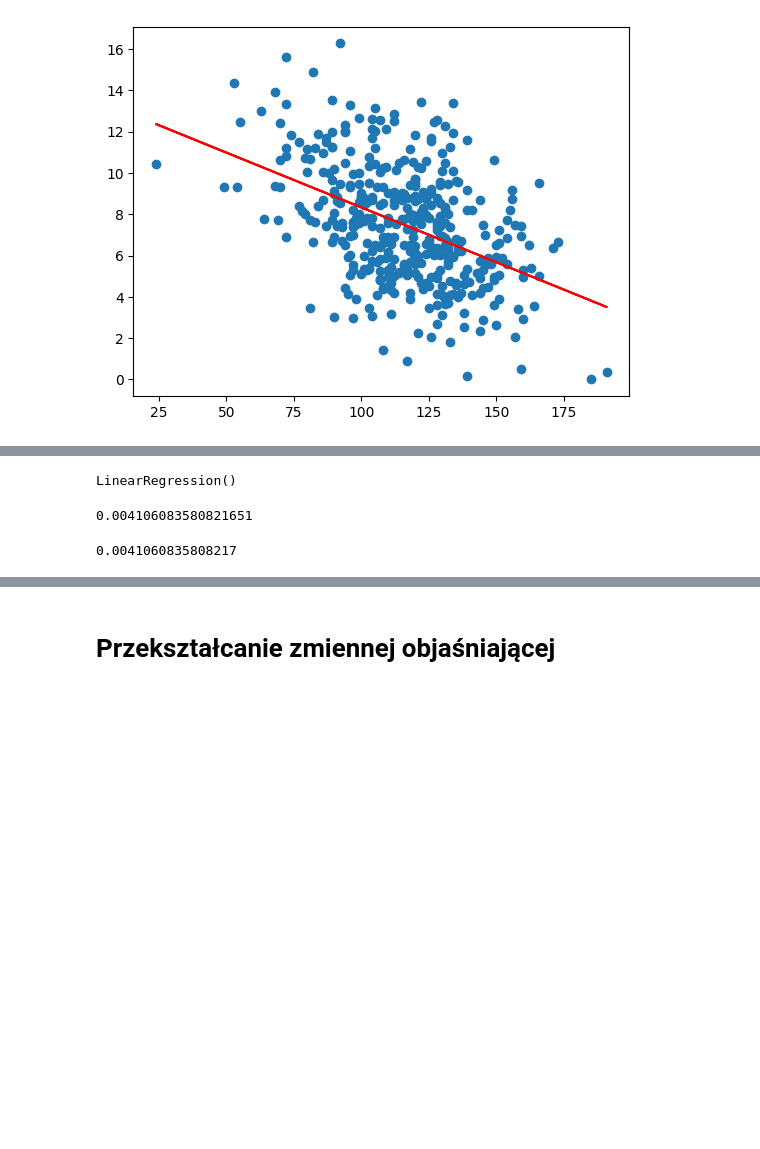
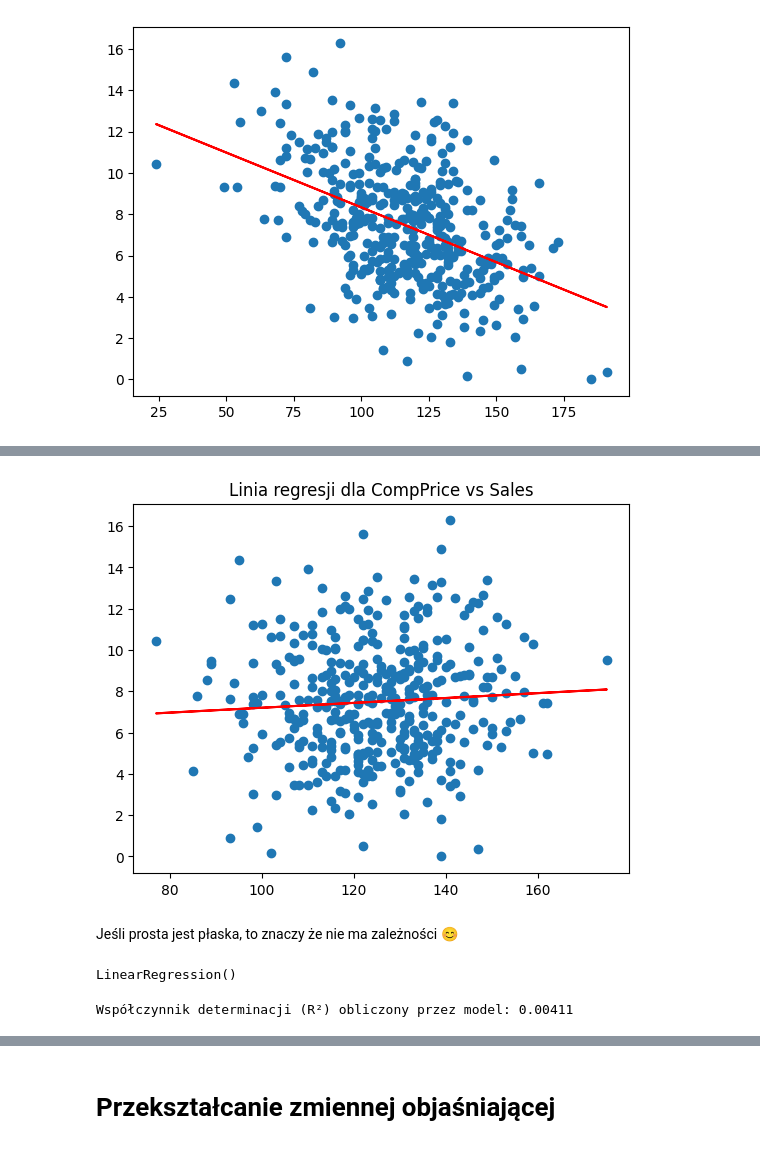
Before and after one commit to Martyniqo/Statystyczna_Analiza_Danych, a Jupyter notebook: 03_regresja/01_regresja_jednej_zmiennej.ipynb, the cells around one changed output, grey strips where cells are left out. Cells and saved outputs as stored; diff of their text form; code cells hidden in the pictures; blank space fills up the shorter version.

```diff
--- a/03_regresja/01_regresja_jednej_zmiennej.ipynb
+++ b/03_regresja/01_regresja_jednej_zmiennej.ipynb
@@ -265,14 +304,23 @@ np.corrcoef(x,y)[0,1]
+# %%
+plt.scatter(x, y)
+plt.plot(x, lm1.predict(x1), color='red')
+plt.title('Linia regresji dla CompPrice vs Sales')
+plt.show()
+# %% [output]
+[figure, added]
+# %% [markdown]
+Jeśli prosta jest płaska, to znaczy że nie ma zależności 😊
 # %%
 x1 = np.array(x).reshape(-1,1)
 lm1 = LinearRegression()
 lm1.fit(X = x1, y = y)
 # %% [output]
 LinearRegression()
-# %%
-lm1.score(x1,y)
-# %% [output]
-0.004106083580821651
-# %%
-np.corrcoef(x,y)[0,1]**2
-# %% [output]
-0.0041060835808217
+# %%
+# Obliczamy współczynnik determinacji (R²) za pomocą metody modelu regresji liniowej.
+# Mówiąc prosto: Sprawdzamy, jak dobrze nasz model regresji przewiduje wartości zmiennej Sales
+# na podstawie zmiennej CompPrice. Wartość bliska 1 oznacza bardzo dobre dopasowanie.
+r2_score_model = lm1.score(x1, y)
+print(f'Współczynnik determinacji (R²) obliczony przez model: {r2_score_model:.5f}')
+# %% [output]
+Współczynnik determinacji (R²) obliczony przez model: 0.00411
```
Also changed, not shown: parts of 18 cells of this notebook.
